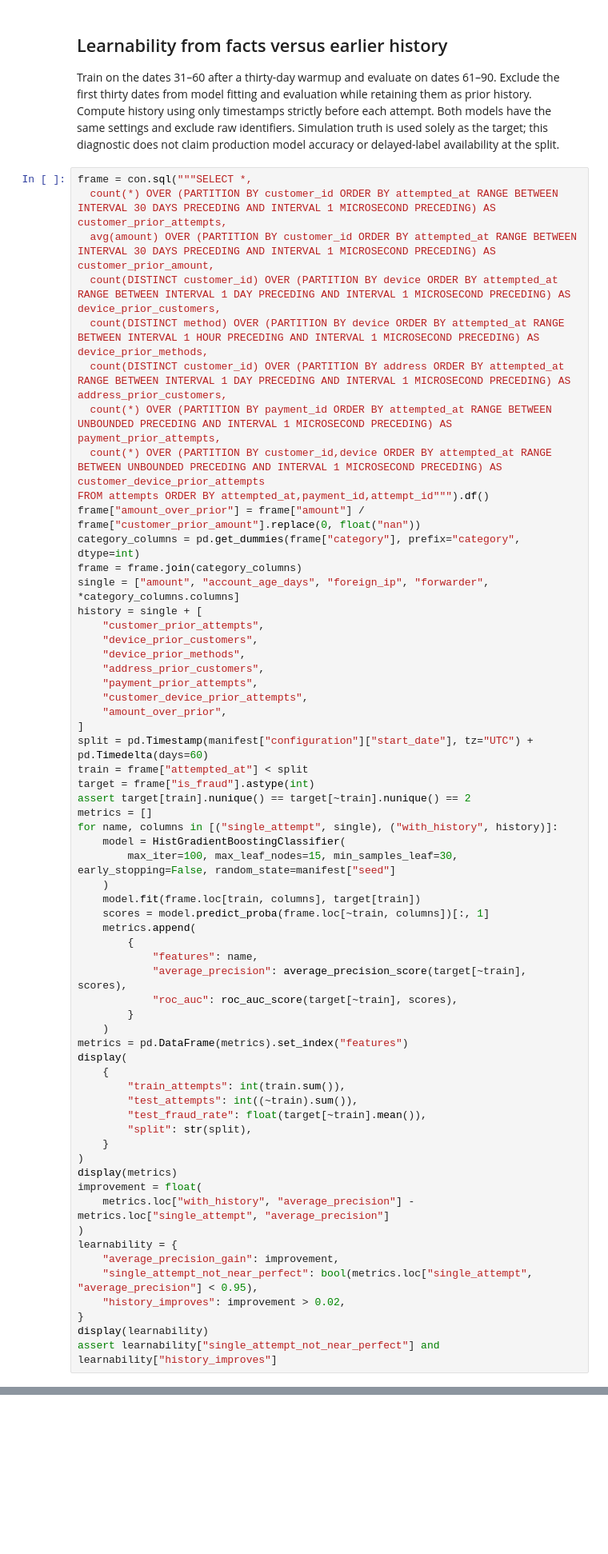
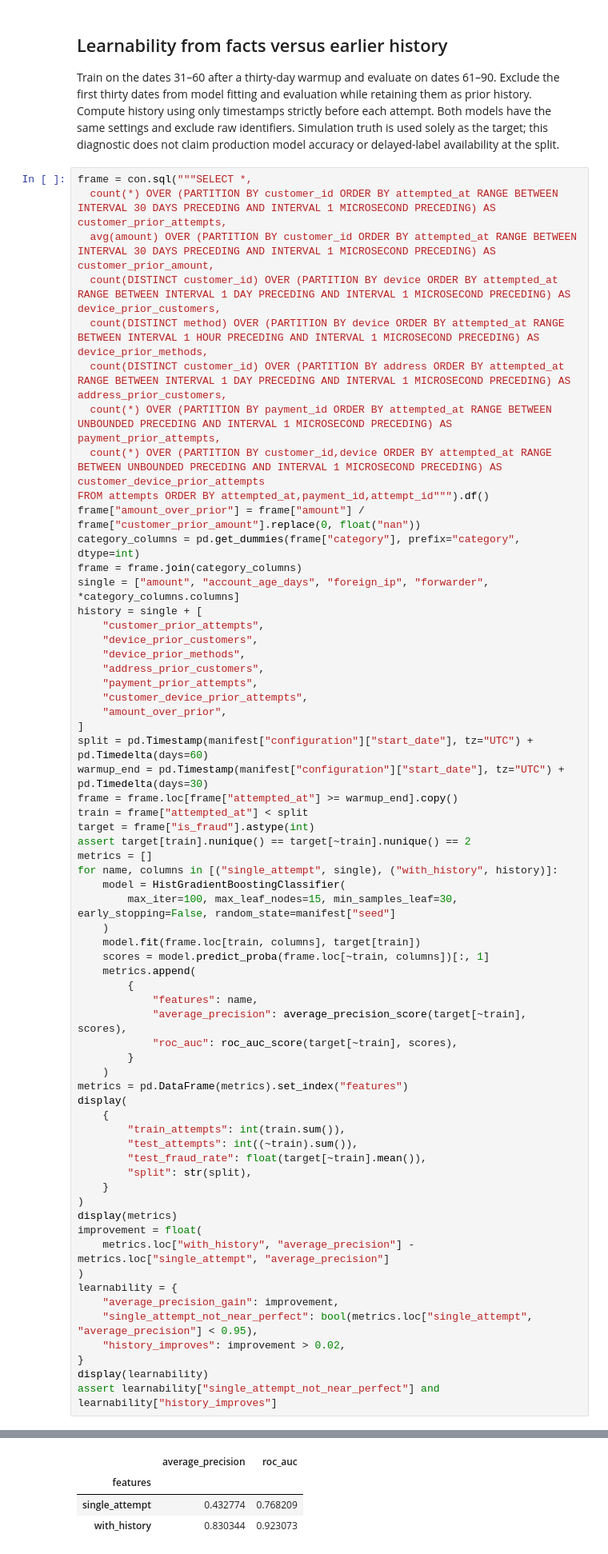
Before and after one commit to phuchoang2603/realtime-credit-card-fraud-detection, a Jupyter notebook: src/simulator/notebooks/historical-90d-sanity.ipynb, the cells around one changed output, grey strips where cells are left out. Shown at 80% size. Saved outputs shown, nothing was run; the diff lists cells and outputs as text; blank space fills up the shorter version.

```diff
--- a/src/simulator/notebooks/historical-90d-sanity.ipynb
+++ b/src/simulator/notebooks/historical-90d-sanity.ipynb
@@ -280,6 +380,8 @@ history = single + [
     "amount_over_prior",
 ]
 split = pd.Timestamp(manifest["configuration"]["start_date"], tz="UTC") + pd.Timedelta(days=60)
+warmup_end = pd.Timestamp(manifest["configuration"]["start_date"], tz="UTC") + pd.Timedelta(days=30)
+frame = frame.loc[frame["attempted_at"] >= warmup_end].copy()
 train = frame["attempted_at"] < split
 target = frame["is_fraud"].astype(int)
 assert target[train].nunique() == target[~train].nunique() == 2
@@ -317,3 +419,4 @@ learnability = {
 }
 display(learnability)
 assert learnability["single_attempt_not_near_perfect"] and learnability["history_improves"]
+# %% [output]
@@ -319,0 +427,4 @@ assert learnability["single_attempt_not_near_perfect"] and learnability["history
+|  | average_precision | roc_auc |
+| features |  |  |
+| single_attempt | 0.432774 | 0.768209 |
+| with_history | 0.830344 | 0.923073 |
```
Also changed, not shown: parts of 7 cells of this notebook, 13 other files.
